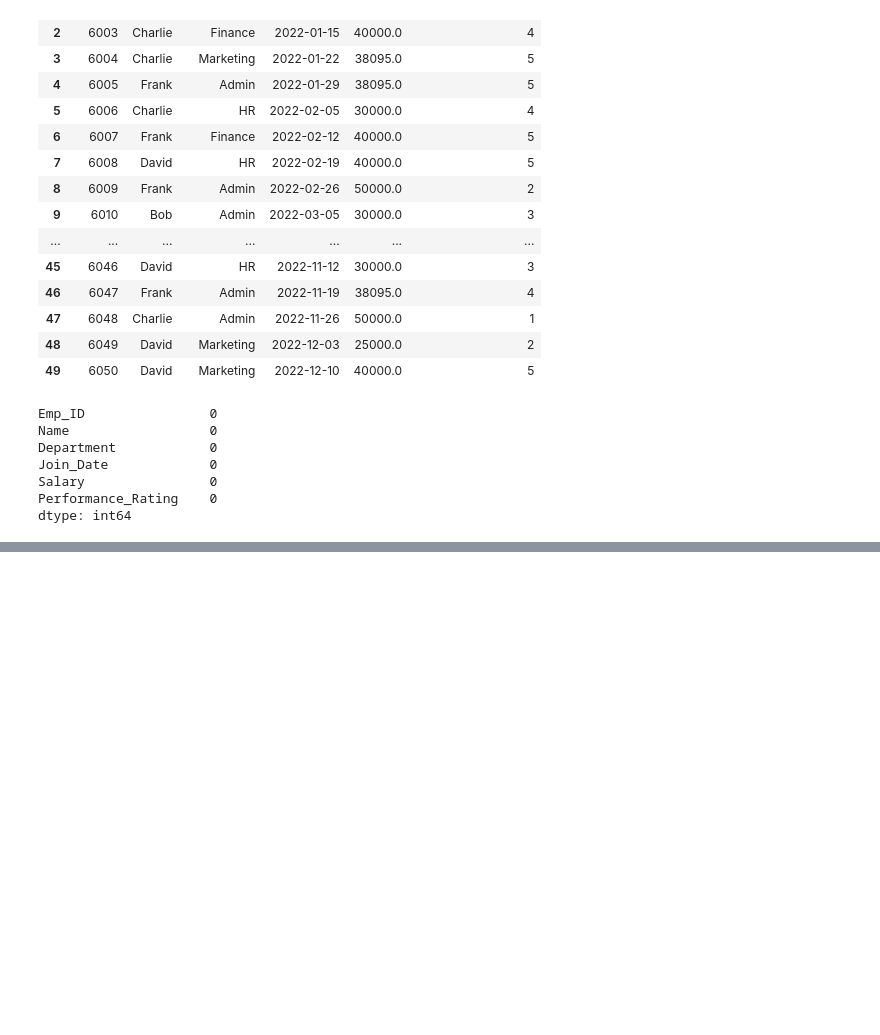
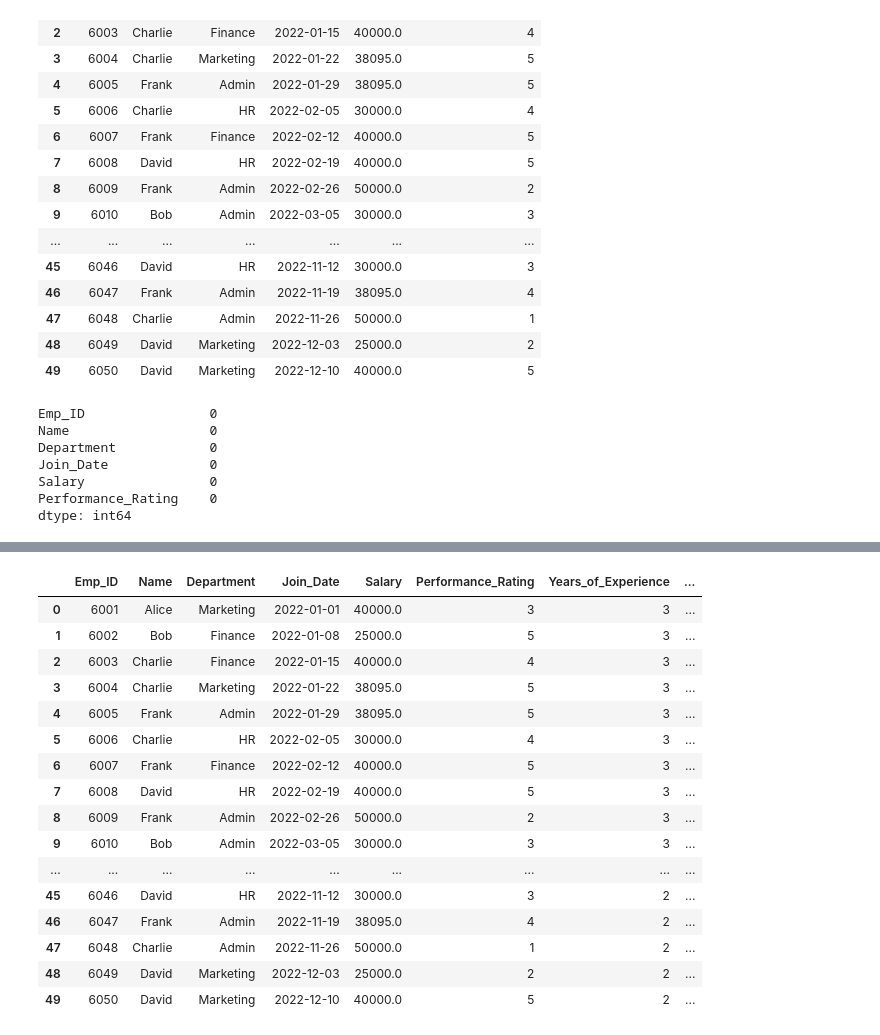
Before and after one commit to sahusuman9/eda_projects_python, a Jupyter notebook: eda_with_libraries/hr_employee/HR_Employee.ipynb, the cells around one changed output, grey strips where cells are left out. Saved outputs shown, nothing was run; the diff lists cells and outputs as text; code cells hidden in the pictures; blank space fills up the shorter version.

Commit message:
hr_employee_insights

```diff
--- a/eda_with_libraries/hr_employee/HR_Employee.ipynb
+++ b/eda_with_libraries/hr_employee/HR_Employee.ipynb
@@ -156,0 +161,4 @@ df.to_csv('cleaned_employee_data.csv', index = False)
+# %%
+df_new = pd.read_csv('cleaned_employee_data.csv')
+df = df_new.copy()
+df
@@ -156,0 +236,2 @@ df.to_csv('cleaned_employee_data.csv', index = False)
+# %%
+df['Join_Date'] = pd.to_datetime(df['Join_Date'])
@@ -156,0 +267,4 @@ df.to_csv('cleaned_employee_data.csv', index = False)
+# %%
+# Calculate Years_of_Service from Join_Date to the current date.
+current_date = pd.to_datetime("today")
+df['Years_of_Experience'] = (current_date - df['Join_Date']).dt.days // 365
@@ -156,0 +285,26 @@ df.to_csv('cleaned_employee_data.csv', index = False)
+# %%
+# Create a new column Performance_Category using rating (1-2: Low, 3: Average, 4-5: High).
+df['Performance_Category'] = np.where(
+    df['Performance_Rating'] <= 2, 'Low',
+    np.where(df['Performance_Rating'] == 3, 'Average','High')
+)
+# %%
+df
+# %% [output]
+|  | Emp_ID | Name | Department | Join_Date | Salary | Performance_Rating | Years_of_Experience | ... |
+| 0 | 6001 | Alice | Marketing | 2022-01-01 | 40000.0 | 3 | 3 | ... |
+| 1 | 6002 | Bob | Finance | 2022-01-08 | 25000.0 | 5 | 3 | ... |
+| 2 | 6003 | Charlie | Finance | 2022-01-15 | 40000.0 | 4 | 3 | ... |
+| 3 | 6004 | Charlie | Marketing | 2022-01-22 | 38095.0 | 5 | 3 | ... |
+| 4 | 6005 | Frank | Admin | 2022-01-29 | 38095.0 | 5 | 3 | ... |
+| 5 | 6006 | Charlie | HR | 2022-02-05 | 30000.0 | 4 | 3 | ... |
+| 6 | 6007 | Frank | Finance | 2022-02-12 | 40000.0 | 5 | 3 | ... |
+| 7 | 6008 | David | HR | 2022-02-19 | 40000.0 | 5 | 3 | ... |
+| 8 | 6009 | Frank | Admin | 2022-02-26 | 50000.0 | 2 | 3 | ... |
+| 9 | 6010 | Bob | Admin | 2022-03-05 | 30000.0 | 3 | 3 | ... |
+| ... | ... | ... | ... | ... | ... | ... | ... | ... |
+| 45 | 6046 | David | HR | 2022-11-12 | 30000.0 | 3 | 2 | ... |
+| 46 | 6047 | Frank | Admin | 2022-11-19 | 38095.0 | 4 | 2 | ... |
+| 47 | 6048 | Charlie | Admin | 2022-11-26 | 50000.0 | 1 | 2 | ... |
+| 48 | 6049 | David | Marketing | 2022-12-03 | 25000.0 | 2 | 2 | ... |
+| 49 | 6050 | David | Marketing | 2022-12-10 | 40000.0 | 5 | 2 | ... |
```
Also changed, not shown: parts of 27 cells of this notebook.
